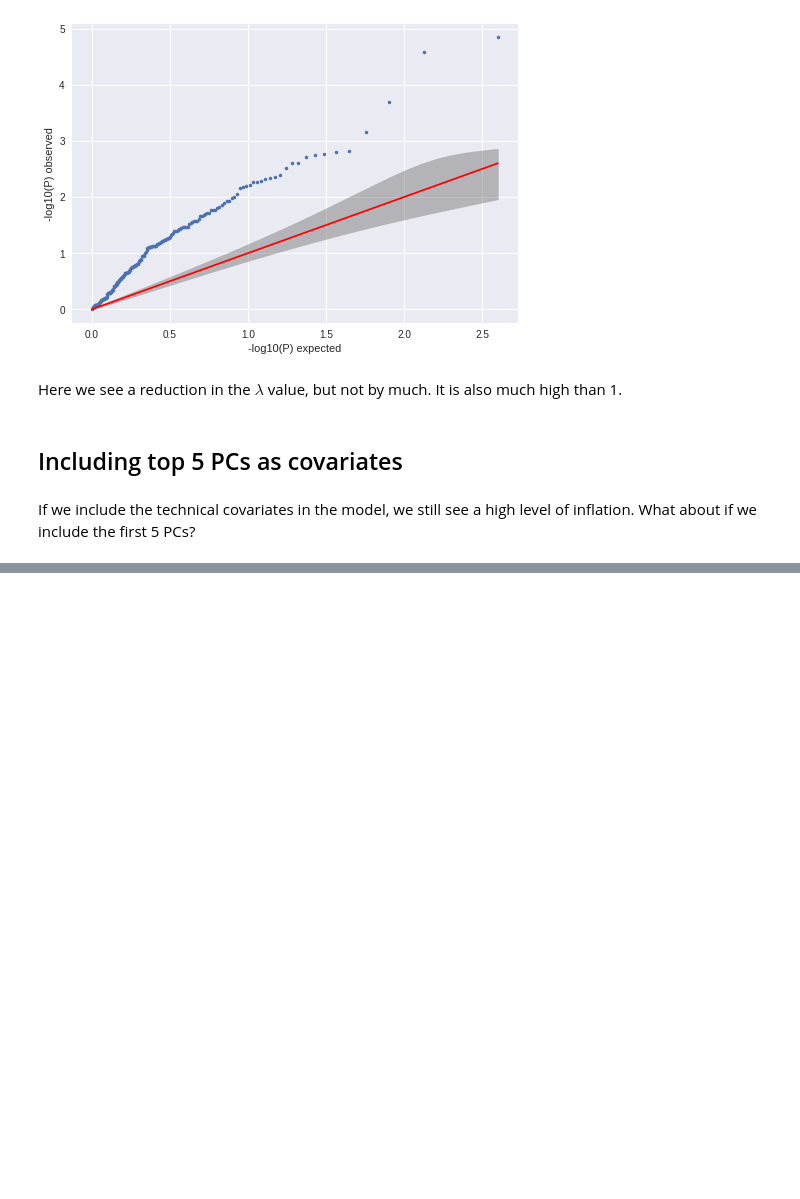
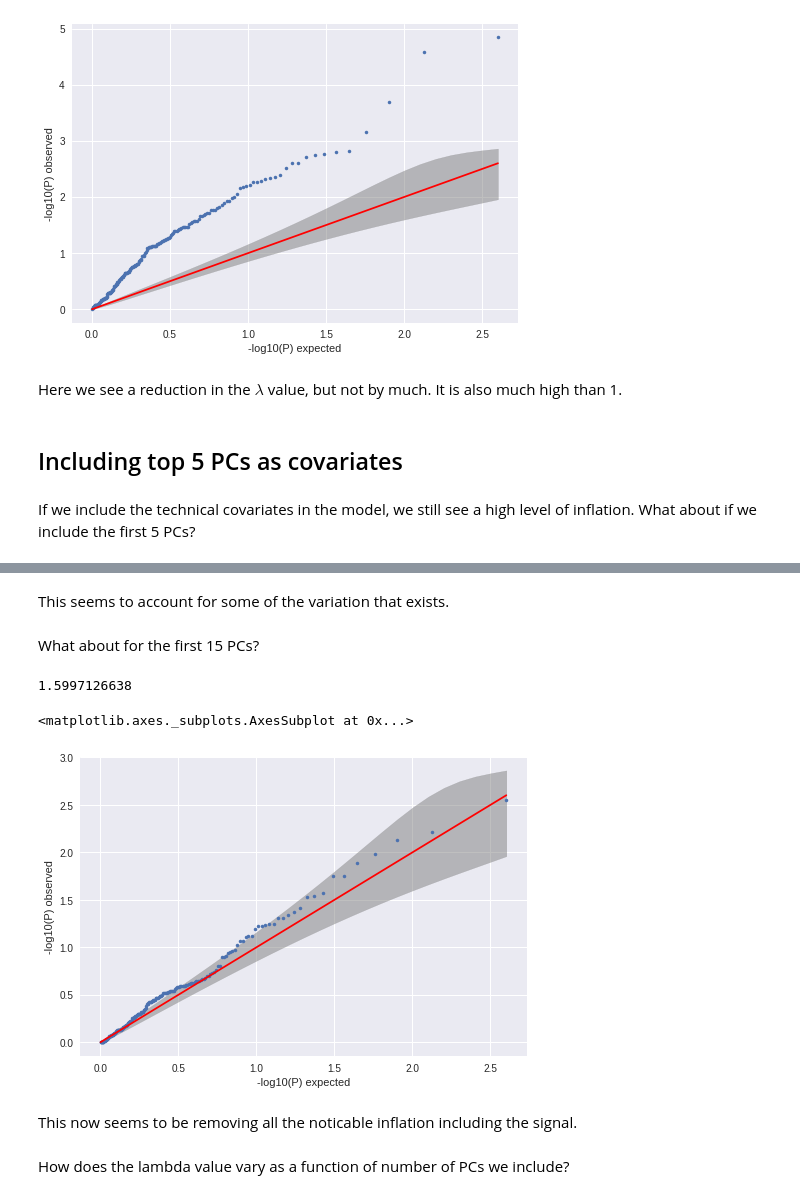
Before and after one commit to willgdjones/GTEx, a Jupyter notebook: notebooks/daily/23-05-17-include-confounders-in-association-analysis.ipynb, the cells around one changed output, grey strips where cells are left out. Drawn from its saved outputs; the diff is of its cells as text; code cells hidden in the pictures; blank space fills up the shorter version.

```diff
--- a/notebooks/daily/23-05-17-include-confounders-in-association-analysis.ipynb
+++ b/notebooks/daily/23-05-17-include-confounders-in-association-analysis.ipynb
@@ -220,0 +221,34 @@ This doesn't seem to work at all.
+# %% [markdown]
+This seems to account for some of the variation that exists.
+# %% [markdown]
+What about for the first 15 PCs?
+# %%
+from sklearn.decomposition import PCA
+from limix.plot import qqplot
+from limix.qtl import qtl_test_lmm
+
+k = 15
+feature = 0
+pca = PCA(n_components=k)
+pca_transform = pca.fit_transform(filt_expression)
+pca_transform.shape
+test_cov = np.ones(shape=(274,k + 1))
+
+test_cov[:,1:] = pca_transform
+
+single_feature = filt_features[:,feature].copy()
+res = qtl_test_lmm(single_feature, filt_expression.astype(float), covs=test_cov)
+pvalues = res.getPv()
+
+lim_pvalues = res.getPv().flatten()
+lamb = estimate_lambda(lim_pvalues)
+print (lamb)
+qqplot(lim_pvalues)
+# %% [output]
+1.5997126638
+<matplotlib.axes._subplots.AxesSubplot at 0x...>
+[figure, added]
+# %% [markdown]
+This now seems to be removing all the noticable inflation including the signal.
+# %% [markdown]
+How does the lambda value vary as a function of number of PCs we include?
```
Also changed, not shown: parts of 13 cells of this notebook.
